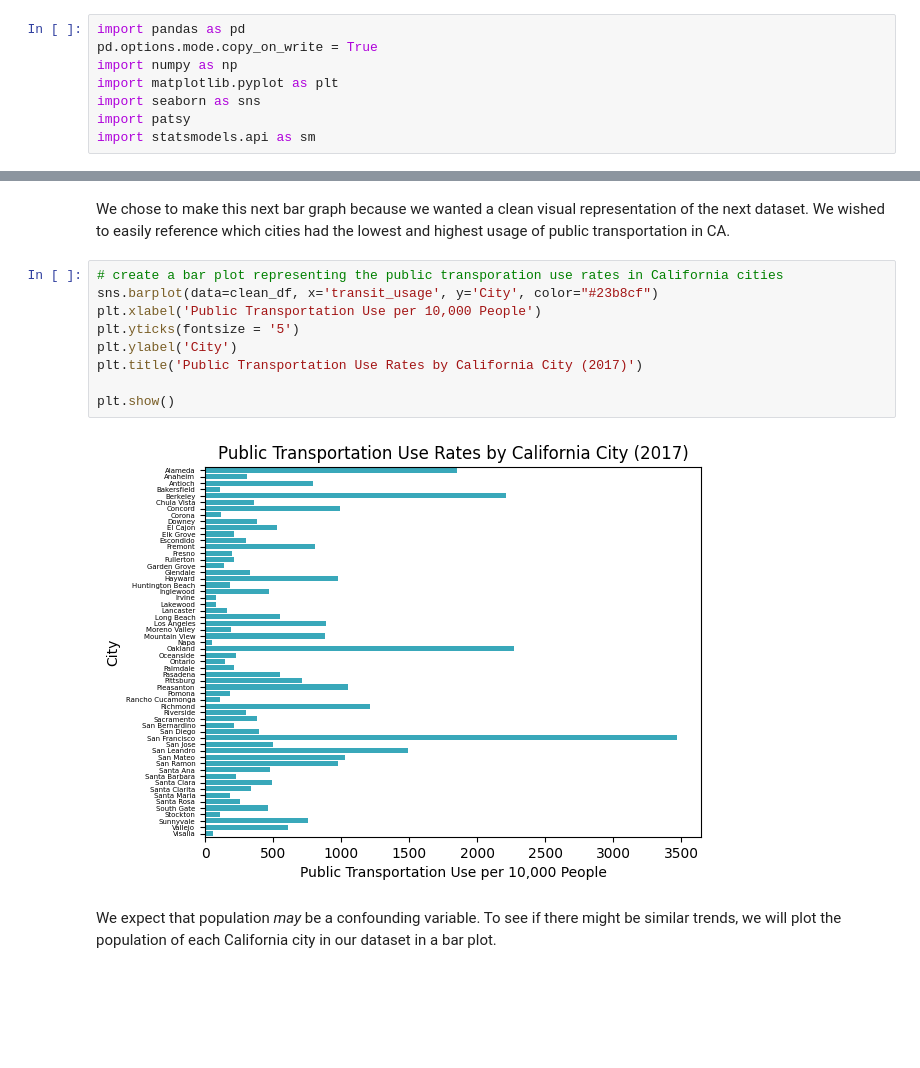
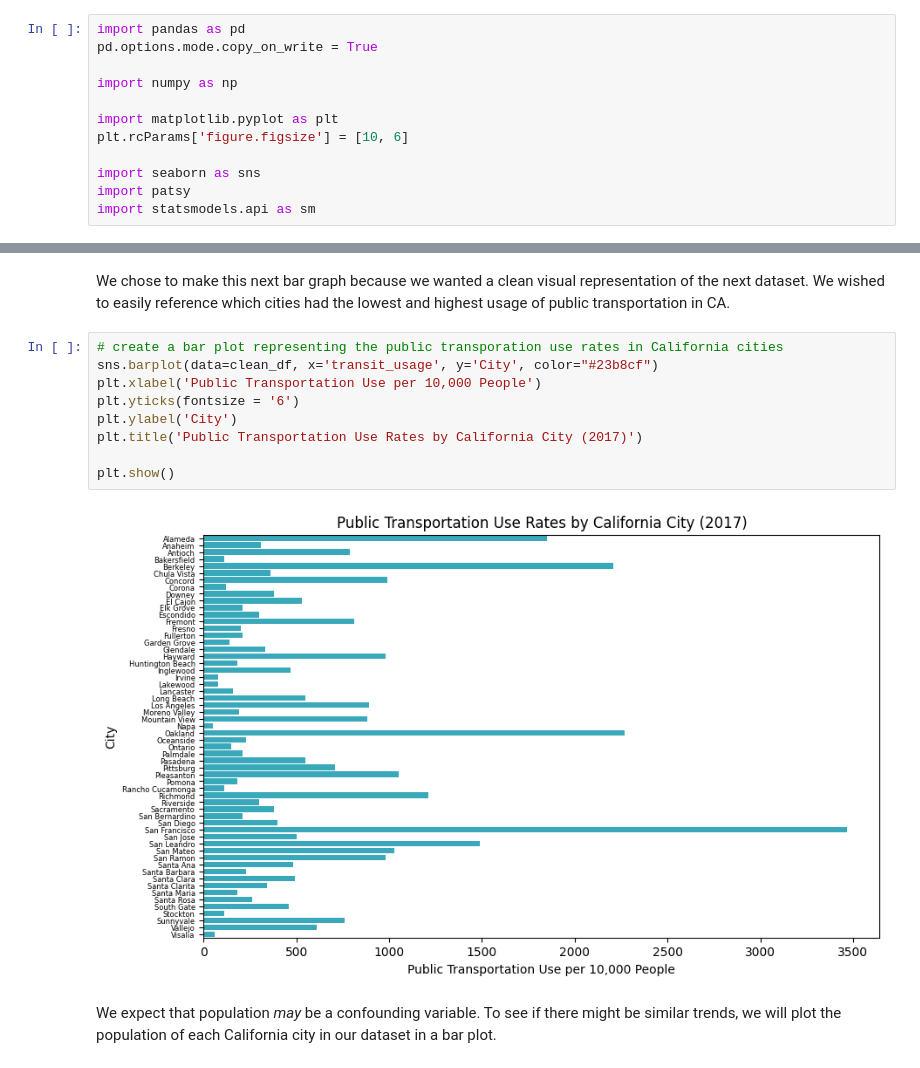
Before and after one commit to COGS108/Group099_WI24, a Jupyter notebook: FinalProject_Group099_WI24.ipynb, the cells around one changed output, grey strips where cells are left out. Cells and saved outputs as stored; diff of their text form; blank space fills up the shorter version.

```diff
--- a/FinalProject_Group099_WI24.ipynb
+++ b/FinalProject_Group099_WI24.ipynb
@@ -114,8 +114,12 @@ Second, we converted the file into a CSV to be read by pandas.
 # %%
 import pandas as pd
 pd.options.mode.copy_on_write = True
+
 import numpy as np
+
 import matplotlib.pyplot as plt
+plt.rcParams['figure.figsize'] = [10, 6]
+
 import seaborn as sns
 import patsy
 import statsmodels.api as sm
@@ -279,14 +283,14 @@ We chose to make this next bar graph because we wanted a clean visual representa
 # %%
 # create a bar plot representing the public transporation use rates in California cities
 sns.barplot(data=clean_df, x='transit_usage', y='City', color="#23b8cf")
 plt.xlabel('Public Transportation Use per 10,000 People')
-plt.yticks(fontsize = '5')
+plt.yticks(fontsize = '6')
 plt.ylabel('City')
 plt.title('Public Transportation Use Rates by California City (2017)')
 
 plt.show()
 # %% [output]
-[figure, old version]
+[figure, new version]
 # %% [markdown]
 We expect that population *may* be a confounding variable. To see if there might be similar trends, we will plot the population of each California city in our dataset in a bar plot.
 # %%
```
Also changed, not shown: parts of 28 cells of this notebook.
